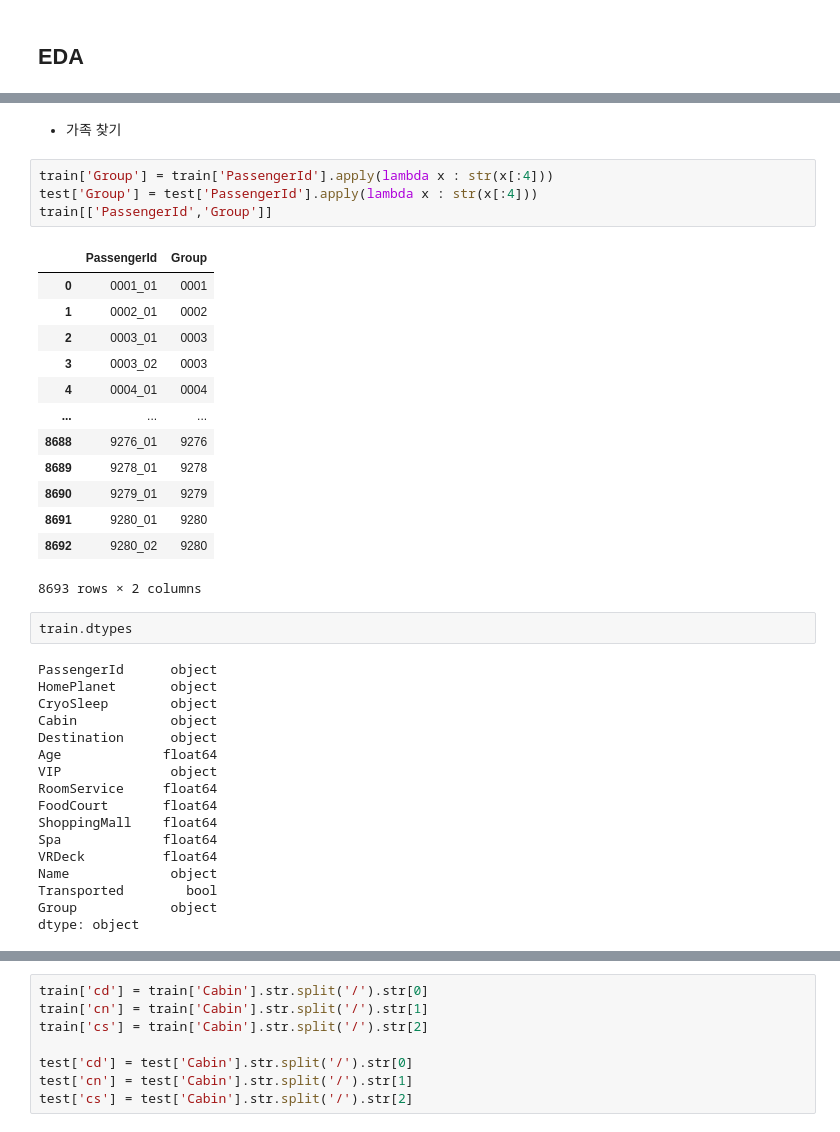
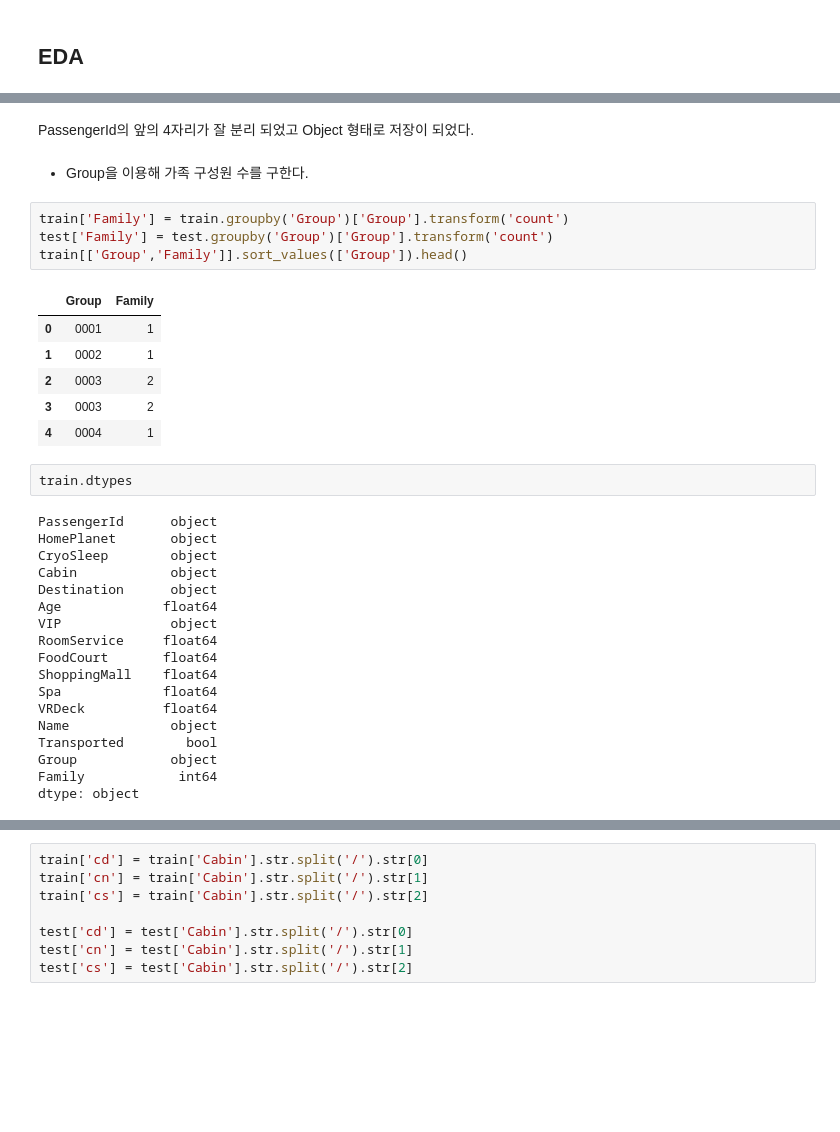
Before and after one commit to zerobbang/Kaggle_onboard_April, a Jupyter notebook: second.ipynb, the cells around one changed output, grey strips where cells are left out. Drawn from its saved outputs; the diff is of its cells as text; blank space fills up the shorter version.

```diff
--- a/second.ipynb
+++ b/second.ipynb
@@ -179,24 +242,19 @@ Transported        bool
 dtype: object
-# %% [markdown]
-- 가족 찾기
-# %%
-train['Group'] = train['PassengerId'].apply(lambda x : str(x[:4]))
-test['Group'] = test['PassengerId'].apply(lambda x : str(x[:4]))
-train[['PassengerId','Group']]
-# %% [output]
-|  | PassengerId | Group |
-| 0 | 0001_01 | 0001 |
-| 1 | 0002_01 | 0002 |
-| 2 | 0003_01 | 0003 |
-| 3 | 0003_02 | 0003 |
-| 4 | 0004_01 | 0004 |
-| ... | ... | ... |
-| 8688 | 9276_01 | 9276 |
-| 8689 | 9278_01 | 9278 |
-| 8690 | 9279_01 | 9279 |
-| 8691 | 9280_01 | 9280 |
-| 8692 | 9280_02 | 9280 |
-8693 rows × 2 columns
+# %% [markdown]
+PassengerId의 앞의 4자리가 잘 분리 되었고 Object 형태로 저장이 되었다.
+# %% [markdown]
+- Group을 이용해 가족 구성원 수를 구한다.
+# %%
+train['Family'] = train.groupby('Group')['Group'].transform('count')
+test['Family'] = test.groupby('Group')['Group'].transform('count')
+train[['Group','Family']].sort_values(['Group']).head()
+# %% [output]
+|  | Group | Family |
+| 0 | 0001 | 1 |
+| 1 | 0002 | 1 |
+| 2 | 0003 | 2 |
+| 3 | 0003 | 2 |
+| 4 | 0004 | 1 |
 # %%
 train.dtypes
 # %% [output]
@@ -215,4 +273,5 @@ VRDeck          float64
 Name             object
 Transported        bool
 Group            object
+Family            int64
 dtype: object
```
Also changed, not shown: parts of 51 cells of this notebook.
